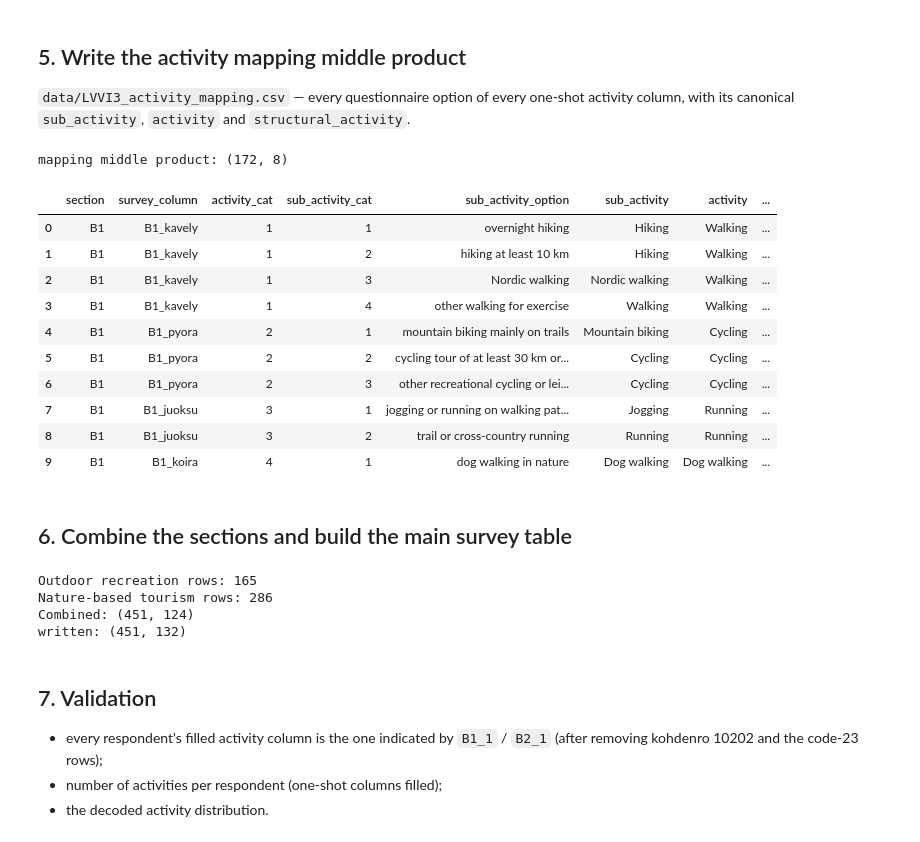
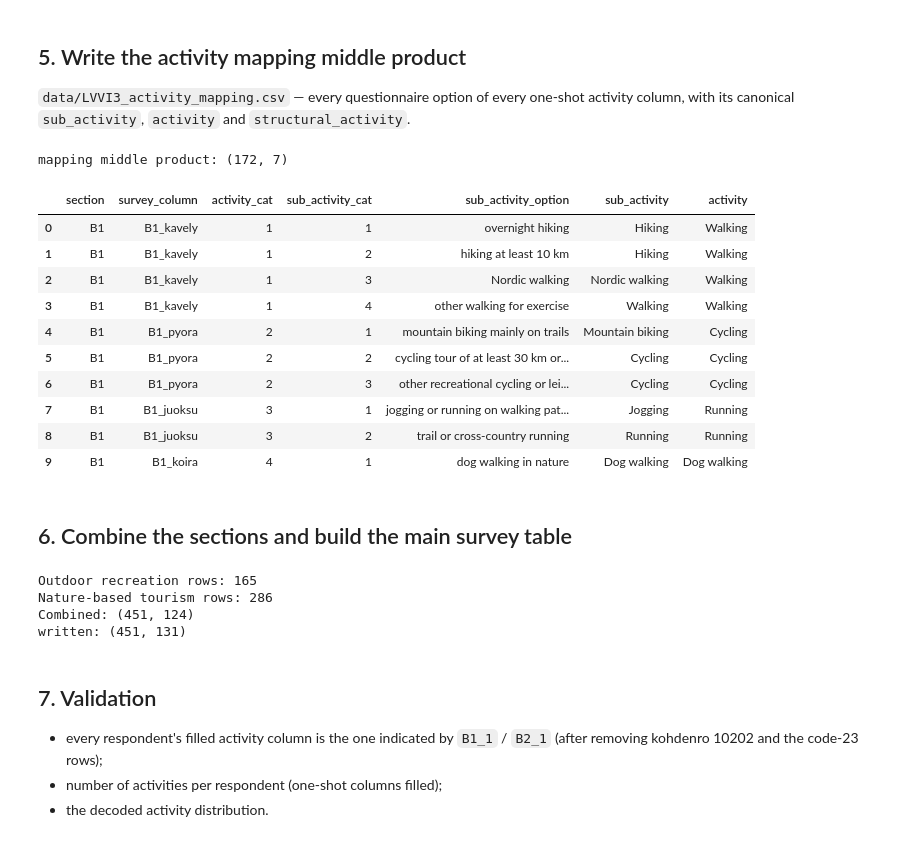
Before and after one commit to leyixu21/trip_LVVI3, a Jupyter notebook: scripts/LVVI3/data_preprocessing/01_lvvi3_data_preprocessing.ipynb, the cells around one changed output. Cells and saved outputs as stored; diff of their text form; code cells hidden in the pictures.

```diff
--- a/scripts/LVVI3/data_preprocessing/01_lvvi3_data_preprocessing.ipynb
+++ b/scripts/LVVI3/data_preprocessing/01_lvvi3_data_preprocessing.ipynb
@@ -296,7 +270,6 @@ def extract_activities(df_sec, section):
     long["sub_activity"] = long.apply(
         lambda r: SUB_ACTIVITY_CANONICAL.get((section, r["column_stem"], r["sub_activity_cat"])), axis=1)
     long["activity"] = long["sub_activity"].map(sub_to_activity)
-    long["structural_activity"] = long["activity"].map(STRUCTURAL_BY_ACTIVITY)
     return long
 # %% [markdown]
 ## 4. Distinguish outdoor recreation and nature-based tourism participants
@@ -538,35 +511,34 @@ column, with its canonical `sub_activity`, `activity` and `structural_activity`.
 # %%
 activity_mapping = (
     pd.DataFrame(
         [(section, f"{section}_{stem}", cat, code,
           OPTION_LABELS.get((section, stem, code)),
           SUB_ACTIVITY_CANONICAL.get((section, stem, code)))
          for section in ("B1", "B2")
          for cat, stem in ACTIVITY_COLUMNS
          for code in sorted({c for (s, st, c) in OPTION_LABELS if s == section and st == stem})],
         columns=["section", "survey_column", "activity_cat", "sub_activity_cat",
                  "sub_activity_option", "sub_activity"],
     )
-    .assign(activity=lambda d: d["sub_activity"].map(sub_to_activity),
-            structural_activity=lambda d: d["activity"].map(STRUCTURAL_BY_ACTIVITY))
+    .assign(activity=lambda d: d["sub_activity"].map(sub_to_activity))
 )
-assert activity_mapping[["sub_activity", "activity", "structural_activity"]].notna().all().all()
+assert activity_mapping[["sub_activity", "activity"]].notna().all().all()
 activity_mapping.to_csv("../../../data/LVVI3_activity_mapping.csv", index=False)
 print("mapping middle product:", activity_mapping.shape)
 activity_mapping.head(10)
 # %% [output]
-mapping middle product: (172, 8)
+mapping middle product: (172, 7)
-|  | section | survey_column | activity_cat | sub_activity_cat | sub_activity_option | sub_activity | activity | ... |
-| 0 | B1 | B1_kavely | 1 | 1 | overnight hiking | Hiking | Walking | ... |
-| 1 | B1 | B1_kavely | 1 | 2 | hiking at least 10 km | Hiking | Walking | ... |
-| 2 | B1 | B1_kavely | 1 | 3 | Nordic walking | Nordic walking | Walking | ... |
-| 3 | B1 | B1_kavely | 1 | 4 | other walking for exercise | Walking | Walking | ... |
-| 4 | B1 | B1_pyora | 2 | 1 | mountain biking mainly on trails | Mountain biking | Cycling | ... |
-| 5 | B1 | B1_pyora | 2 | 2 | cycling tour of at least 30 km or... | Cycling | Cycling | ... |
-| 6 | B1 | B1_pyora | 2 | 3 | other recreational cycling or lei... | Cycling | Cycling | ... |
-| 7 | B1 | B1_juoksu | 3 | 1 | jogging or running on walking pat... | Jogging | Running | ... |
-| 8 | B1 | B1_juoksu | 3 | 2 | trail or cross-country running | Running | Running | ... |
-| 9 | B1 | B1_koira | 4 | 1 | dog walking in nature | Dog walking | Dog walking | ... |
+|  | section | survey_column | activity_cat | sub_activity_cat | sub_activity_option | sub_activity | activity |
+| 0 | B1 | B1_kavely | 1 | 1 | overnight hiking | Hiking | Walking |
+| 1 | B1 | B1_kavely | 1 | 2 | hiking at least 10 km | Hiking | Walking |
+| 2 | B1 | B1_kavely | 1 | 3 | Nordic walking | Nordic walking | Walking |
+| 3 | B1 | B1_kavely | 1 | 4 | other walking for exercise | Walking | Walking |
+| 4 | B1 | B1_pyora | 2 | 1 | mountain biking mainly on trails | Mountain biking | Cycling |
+| 5 | B1 | B1_pyora | 2 | 2 | cycling tour of at least 30 km or... | Cycling | Cycling |
+| 6 | B1 | B1_pyora | 2 | 3 | other recreational cycling or lei... | Cycling | Cycling |
+| 7 | B1 | B1_juoksu | 3 | 1 | jogging or running on walking pat... | Jogging | Running |
+| 8 | B1 | B1_juoksu | 3 | 2 | trail or cross-country running | Running | Running |
+| 9 | B1 | B1_koira | 4 | 1 | dog walking in nature | Dog walking | Dog walking |
 # %% [markdown]
 ## 6. Combine the sections and build the main survey table
 # %%
@@ -582,11 +554,10 @@ age_map = {1: "<16", 2: "16-24", 3: "25-34", 4: "35-44",
            5: "45-54", 6: "55-64", 7: "65-74", 8: ">75"}
 df["age"] = df["A2_age"].map(age_map)
 
-# sub_activity is already canonical; attach activity / structural_activity
+# sub_activity is already canonical; attach activity
 assert df["sub_activity"].notna().all()
 assert set(df["sub_activity"]) <= set(sub_to_activity)
 df["activity"] = df["sub_activity"].map(sub_to_activity)
-df["structural_activity"] = df["activity"].map(STRUCTURAL_BY_ACTIVITY)
 
 # Area-type flags, harmonized with the social media layers. The survey records a
 # single declared destination (mutually exclusive) and a single GIS area class, so
@@ -608,7 +579,7 @@ print("written:", df.shape)
 Outdoor recreation rows: 165
 Nature-based tourism rows: 286
 Combined: (451, 124)
-written: (451, 132)
+written: (451, 131)
 # %% [markdown]
 ## 7. Validation
 
```
Also changed, not shown: parts of 2 cells of this notebook, 1 other file.
